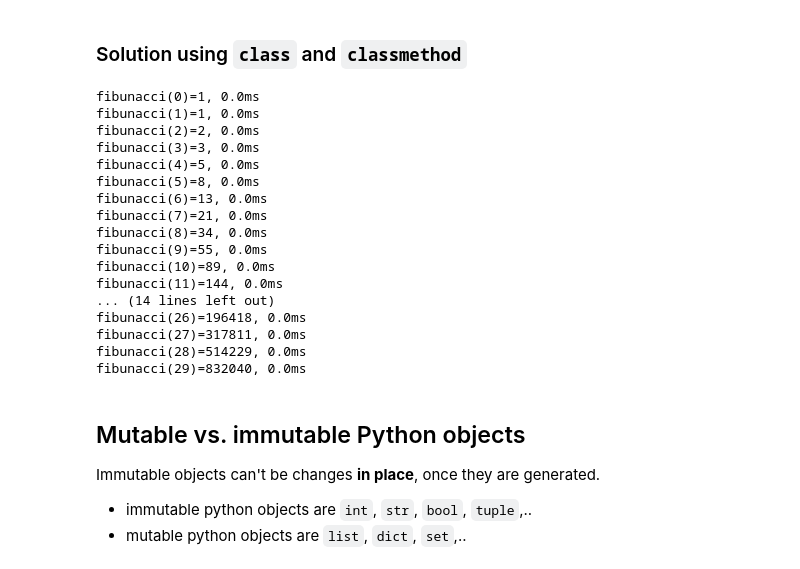
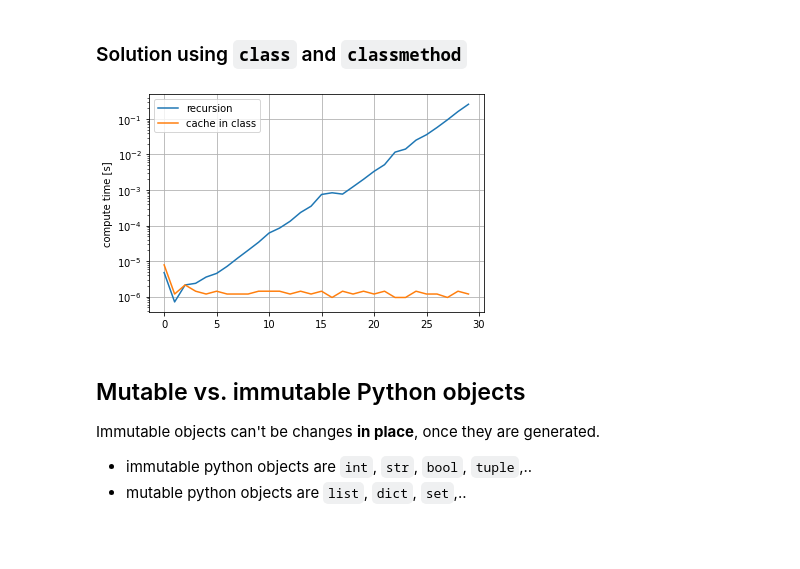
Before and after one commit to munich-ml/MLPy2021, a Jupyter notebook: __misc.ipynb, the cells around one changed output. Drawn from its saved outputs; the diff is of its cells as text; code cells hidden in the pictures; blank space fills up the shorter version.

```diff
--- a/__misc.ipynb
+++ b/__misc.ipynb
@@ -61,29 +55,15 @@ class Fibunacci_calculator:
         cls.known_fibus[z] = cls.calc(z-2) + cls.calc(z-1)
         return cls.known_fibus[z]
 # %%
+ct["cache in class"] = []
 for i in range(30):
     t0 = time.time()
     fib = Fibunacci_calculator.calc(i)
-    t = time.time()-t0
-    print("fibunacci({})={}, {:.1f}ms".format(i, fib, t*1E3))
+    ct["cache in class"].append(time.time()-t0)
-# %% [output]
-fibunacci(0)=1, 0.0ms
-fibunacci(1)=1, 0.0ms
-fibunacci(2)=2, 0.0ms
-fibunacci(3)=3, 0.0ms
-fibunacci(4)=5, 0.0ms
-fibunacci(5)=8, 0.0ms
-fibunacci(6)=13, 0.0ms
-fibunacci(7)=21, 0.0ms
-fibunacci(8)=34, 0.0ms
-fibunacci(9)=55, 0.0ms
-fibunacci(10)=89, 0.0ms
-fibunacci(11)=144, 0.0ms
-... (14 lines left out)
-fibunacci(26)=196418, 0.0ms
-fibunacci(27)=317811, 0.0ms
-fibunacci(28)=514229, 0.0ms
-fibunacci(29)=832040, 0.0ms
+# %%
+plot_compute_times(ct)
+# %% [output]
+[figure, added]
 # %% [markdown]
 ## Mutable vs. immutable Python objects
 Immutable objects can't be changes **in place**, once they are generated.
```
Also changed, not shown: parts of 4 cells of this notebook.
